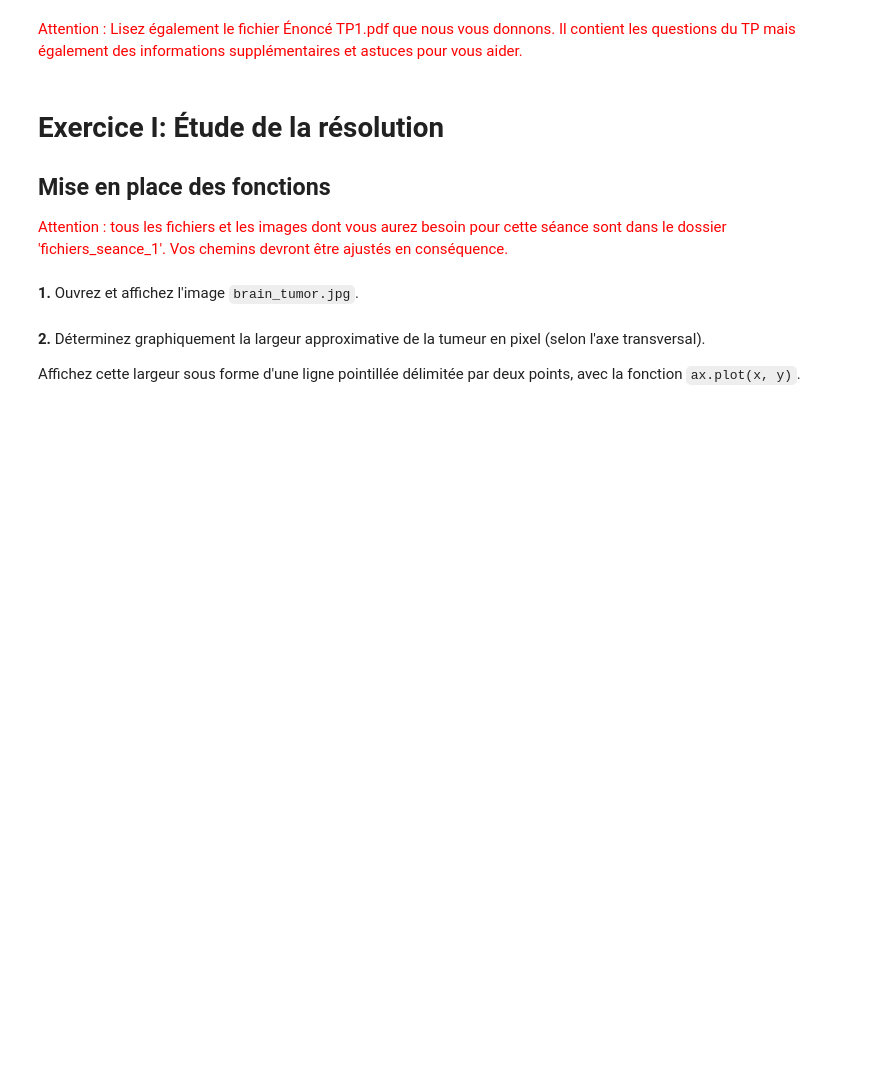
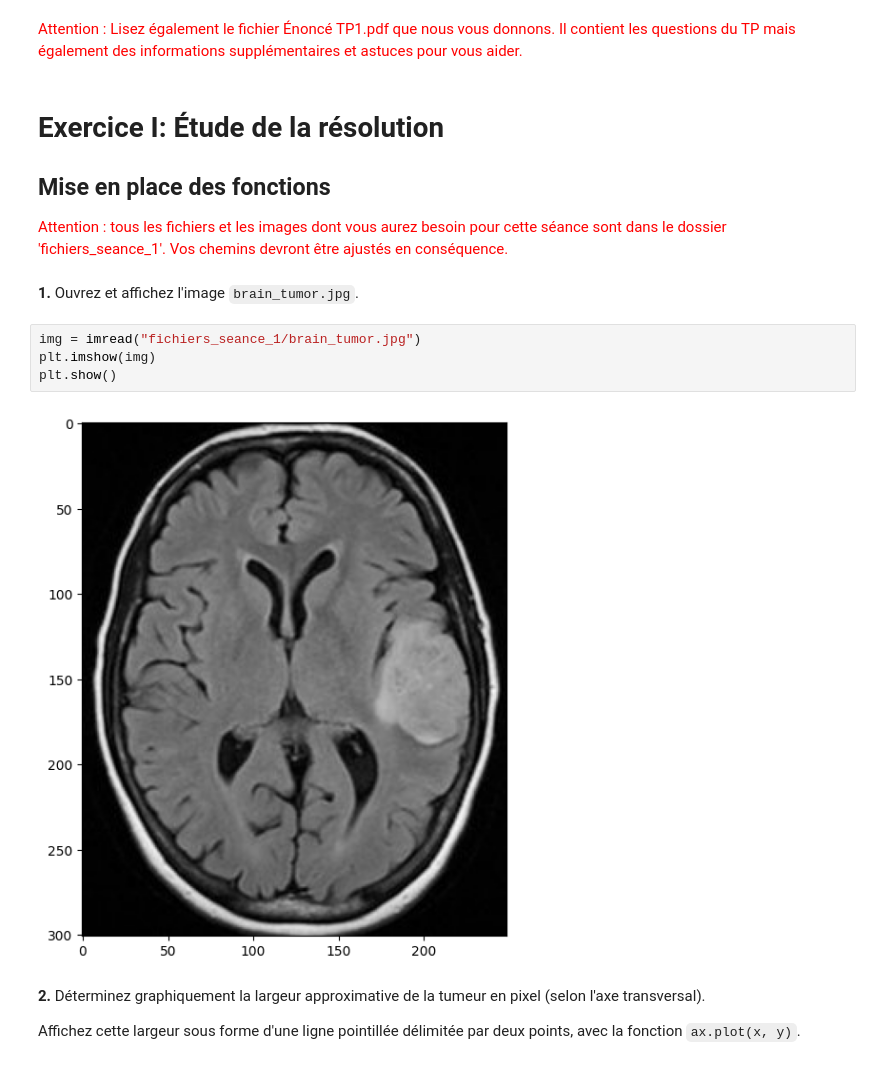
Before and after one commit to lashlone/GBM8770-Programmation, a Jupyter notebook: TP1 Qualité dimage et analyse de signaux 1D-20240912/tp1_seance1.ipynb, the cells around one changed output. Saved outputs shown, nothing was run; the diff lists cells and outputs as text; blank space fills up the shorter version.

````diff
--- a/TP1 Qualité dimage et analyse de signaux 1D-20240912/tp1_seance1.ipynb
+++ b/TP1 Qualité dimage et analyse de signaux 1D-20240912/tp1_seance1.ipynb
@@ -26,6 +26,12 @@ plt.rcParams["figure.figsize"] = (12, 7)
 </span>
 # %% [markdown]
 **1.** Ouvrez et affichez l'image ```brain_tumor.jpg```.
+# %%
+img = imread("fichiers_seance_1/brain_tumor.jpg")
+plt.imshow(img)
+plt.show()
+# %% [output]
+[figure, added]
 # %% [markdown]
 **2.** Déterminez graphiquement la largeur approximative de la tumeur en pixel (selon l'axe transversal).
 
````
Also changed, not shown: parts of 10 cells of this notebook.
